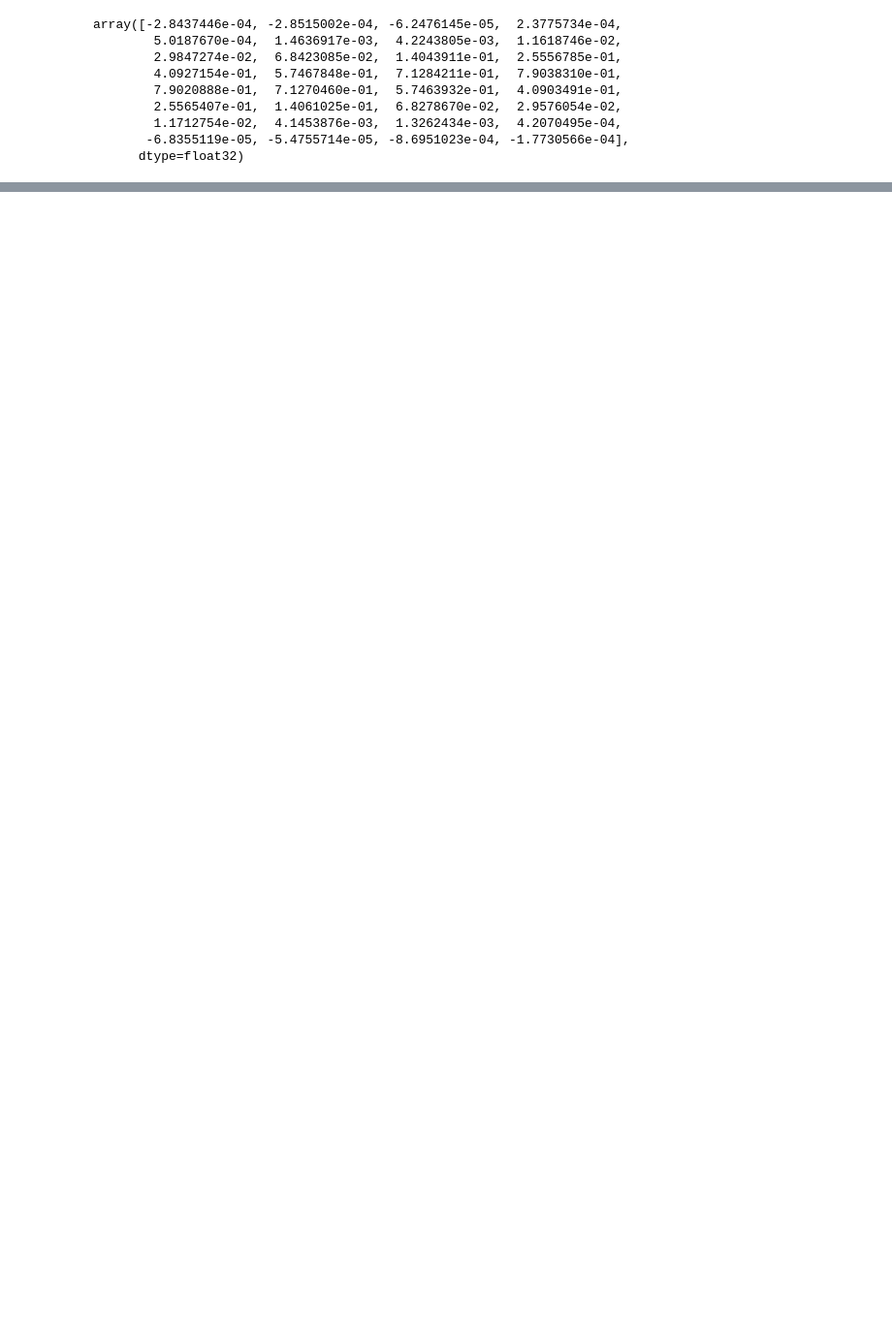
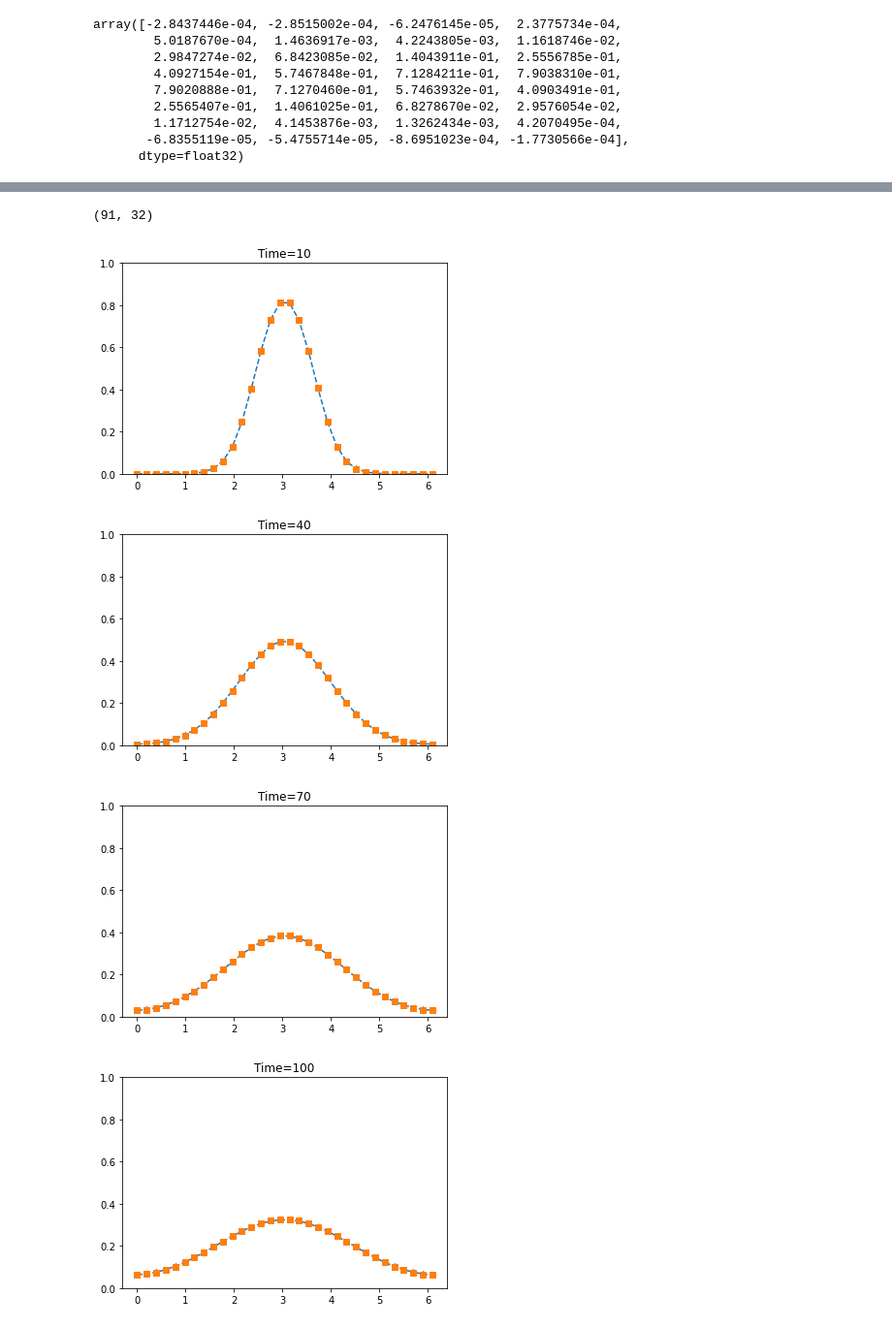
Before and after one commit to nnnpooh/pfc-ml, a Jupyter notebook: T04 - ConvLSTM.ipynb, the cells around one changed output, grey strips where cells are left out. Shown: that part at 97% size. Cells and saved outputs as stored; diff of their text form; code cells hidden in the pictures; blank space fills up the shorter version.

Commit message:
update plotting

```diff
--- a/T04 - ConvLSTM.ipynb
+++ b/T04 - ConvLSTM.ipynb
@@ -13,6 +13,9 @@ data = data_dict["data"]
 nCol = data_dict["n"]
 nRow = 1
 nChannel = 1
+tFinal = data_dict["tf"]
+dx = data_dict["dx"]
+L = data_dict["L"]
 # %%
 nSeq = 10
 # %%
@@ -168,0 +185,37 @@ def self_predict()
+# %%
+def calculateForecast(model, X_, nForecast):
+    yA = list()
+
+    for i in range(nSeq):
+        yA.append(X_[i,:])
+
+    for i in range(nForecast):
+        XA = np.array(yA[-nSeq:])
+        X = XA.reshape((1, nSeq, nRow, nCol, nChannel))
+        yhat = predictValue(model, X)
+        yA.append(yhat)
+
+    return np.array(yA[nSeq:])
+# %%
+tFinal = data.shape[0]
+nForecast = tFinal - nSeq
+yPred = calculateForecast(ConvLSTM, data[:nSeq,:], nForecast)
+# %%
+yPred.shape
+# %% [output]
+(91, 32)
+# %%
+xp = np.arange(0,L,dx)
+for t in range(0, tFinal, 30):
+    fig, ax = plt.subplots()
+    yPFC = y[t,:]
+    yML = yPred[t,:]
+    ax.plot(xp, yPFC, '*--')
+    ax.plot(xp, yML,'s')
+    ax.set_title(f'Time={t+nSeq}')
+    ax.set_ylim([0,1])
+# %% [output]
+[figure, added]
+[figure, added]
+[figure, added]
+[figure, added]
```
Also changed, not shown: parts of 5 cells of this notebook.
